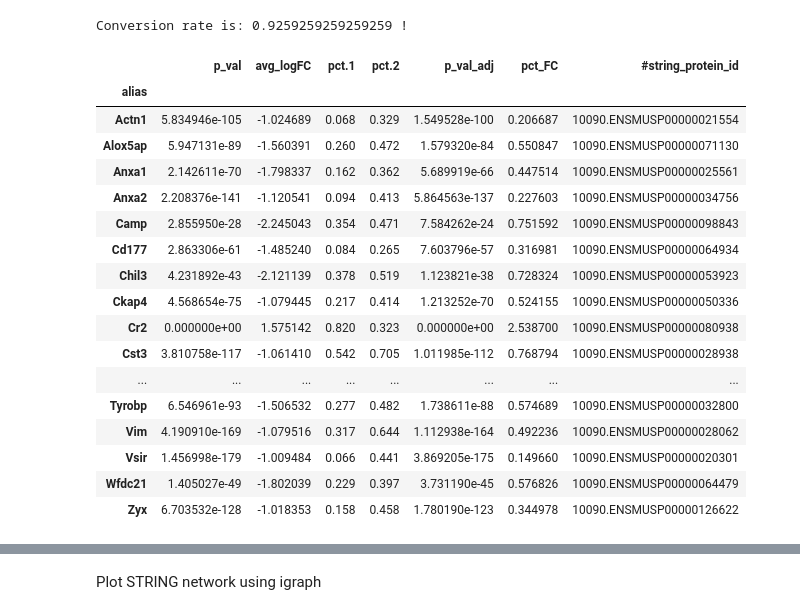
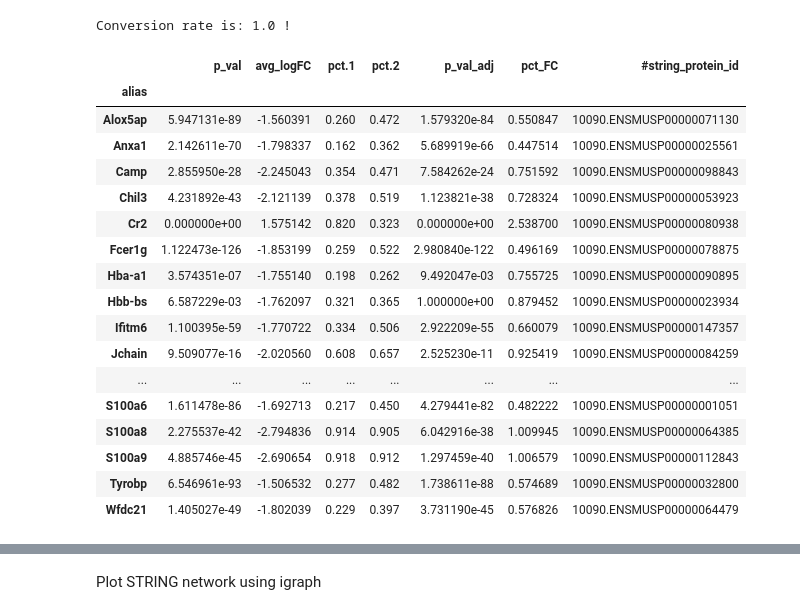
Before and after one commit to wrb2012/string-db, a Jupyter notebook: doc/usage_demo.ipynb, the cells around one changed output, grey strips where cells are left out. Saved outputs shown, nothing was run; the diff lists cells and outputs as text; code cells hidden in the pictures.

```diff
--- a/doc/usage_demo.ipynb
+++ b/doc/usage_demo.ipynb
@@ -8,31 +8,31 @@ STRINGdb.init(12.0)
 # %%
 markers = pd.read_csv(path(STRINGdb.dataset,'genes.csv'), index_col=0)
 # some mouse genes
-markers = markers[markers['avg_logFC'].abs()>=1]
+markers = markers[markers['avg_logFC'].abs()>=1.5]
 # will download data file when first run .map_id_local()
 ids = STRINGdb.Meta(10090, idents=markers.index).map_id_local()
 stringids =  markers.join(ids, how='right')
 stringids
 # %% [output]
-Conversion rate is: 0.9259259259259259 !
+Conversion rate is: 1.0 !
 |  | p_val | avg_logFC | pct.1 | pct.2 | p_val_adj | pct_FC | #string_protein_id |
 | alias |  |  |  |  |  |  |  |
-| Actn1 | 5.834946e-105 | -1.024689 | 0.068 | 0.329 | 1.549528e-100 | 0.206687 | 10090.ENSMUSP00000021554 |
 | Alox5ap | 5.947131e-89 | -1.560391 | 0.260 | 0.472 | 1.579320e-84 | 0.550847 | 10090.ENSMUSP00000071130 |
 | Anxa1 | 2.142611e-70 | -1.798337 | 0.162 | 0.362 | 5.689919e-66 | 0.447514 | 10090.ENSMUSP00000025561 |
-| Anxa2 | 2.208376e-141 | -1.120541 | 0.094 | 0.413 | 5.864563e-137 | 0.227603 | 10090.ENSMUSP00000034756 |
 | Camp | 2.855950e-28 | -2.245043 | 0.354 | 0.471 | 7.584262e-24 | 0.751592 | 10090.ENSMUSP00000098843 |
-| Cd177 | 2.863306e-61 | -1.485240 | 0.084 | 0.265 | 7.603796e-57 | 0.316981 | 10090.ENSMUSP00000064934 |
 | Chil3 | 4.231892e-43 | -2.121139 | 0.378 | 0.519 | 1.123821e-38 | 0.728324 | 10090.ENSMUSP00000053923 |
-| Ckap4 | 4.568654e-75 | -1.079445 | 0.217 | 0.414 | 1.213252e-70 | 0.524155 | 10090.ENSMUSP00000050336 |
 | Cr2 | 0.000000e+00 | 1.575142 | 0.820 | 0.323 | 0.000000e+00 | 2.538700 | 10090.ENSMUSP00000080938 |
-| Cst3 | 3.810758e-117 | -1.061410 | 0.542 | 0.705 | 1.011985e-112 | 0.768794 | 10090.ENSMUSP00000028938 |
+| Fcer1g | 1.122473e-126 | -1.853199 | 0.259 | 0.522 | 2.980840e-122 | 0.496169 | 10090.ENSMUSP00000078875 |
+| Hba-a1 | 3.574351e-07 | -1.755140 | 0.198 | 0.262 | 9.492047e-03 | 0.755725 | 10090.ENSMUSP00000090895 |
+| Hbb-bs | 6.587229e-03 | -1.762097 | 0.321 | 0.365 | 1.000000e+00 | 0.879452 | 10090.ENSMUSP00000023934 |
+| Ifitm6 | 1.100395e-59 | -1.770722 | 0.334 | 0.506 | 2.922209e-55 | 0.660079 | 10090.ENSMUSP00000147357 |
+| Jchain | 9.509077e-16 | -2.020560 | 0.608 | 0.657 | 2.525230e-11 | 0.925419 | 10090.ENSMUSP00000084259 |
 | ... | ... | ... | ... | ... | ... | ... | ... |
+| S100a6 | 1.611478e-86 | -1.692713 | 0.217 | 0.450 | 4.279441e-82 | 0.482222 | 10090.ENSMUSP00000001051 |
+| S100a8 | 2.275537e-42 | -2.794836 | 0.914 | 0.905 | 6.042916e-38 | 1.009945 | 10090.ENSMUSP00000064385 |
+| S100a9 | 4.885746e-45 | -2.690654 | 0.918 | 0.912 | 1.297459e-40 | 1.006579 | 10090.ENSMUSP00000112843 |
 | Tyrobp | 6.546961e-93 | -1.506532 | 0.277 | 0.482 | 1.738611e-88 | 0.574689 | 10090.ENSMUSP00000032800 |
-| Vim | 4.190910e-169 | -1.079516 | 0.317 | 0.644 | 1.112938e-164 | 0.492236 | 10090.ENSMUSP00000028062 |
-| Vsir | 1.456998e-179 | -1.009484 | 0.066 | 0.441 | 3.869205e-175 | 0.149660 | 10090.ENSMUSP00000020301 |
 | Wfdc21 | 1.405027e-49 | -1.802039 | 0.229 | 0.397 | 3.731190e-45 | 0.576826 | 10090.ENSMUSP00000064479 |
-| Zyx | 6.703532e-128 | -1.018353 | 0.158 | 0.458 | 1.780190e-123 | 0.344978 | 10090.ENSMUSP00000126622 |
 # %%
 idents = STRINGdb.Identifier(10090, idents=ids.values, sig=stringids[['p_val','avg_logFC']])
 # %%
```
Also changed, not shown: parts of 8 cells of this notebook, 4 other files.
